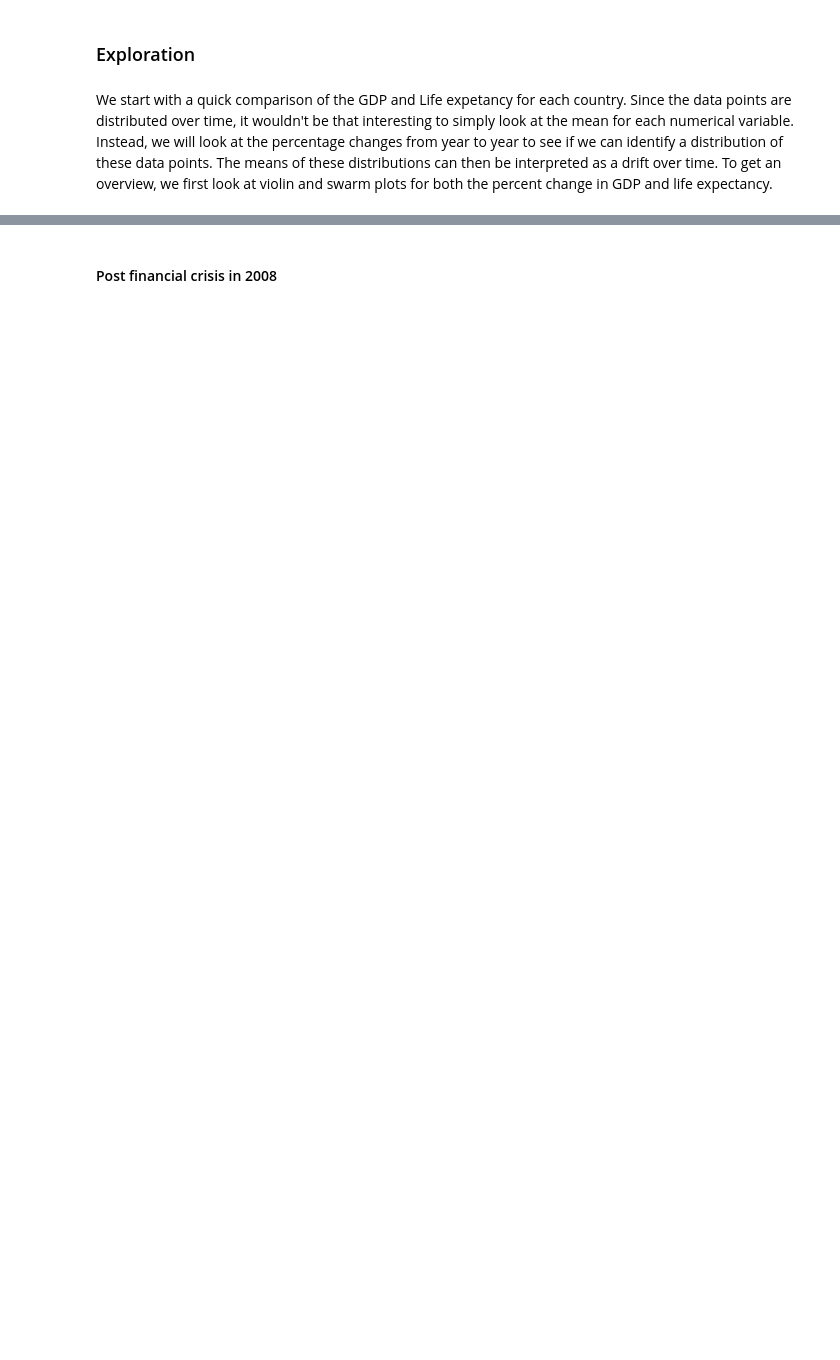
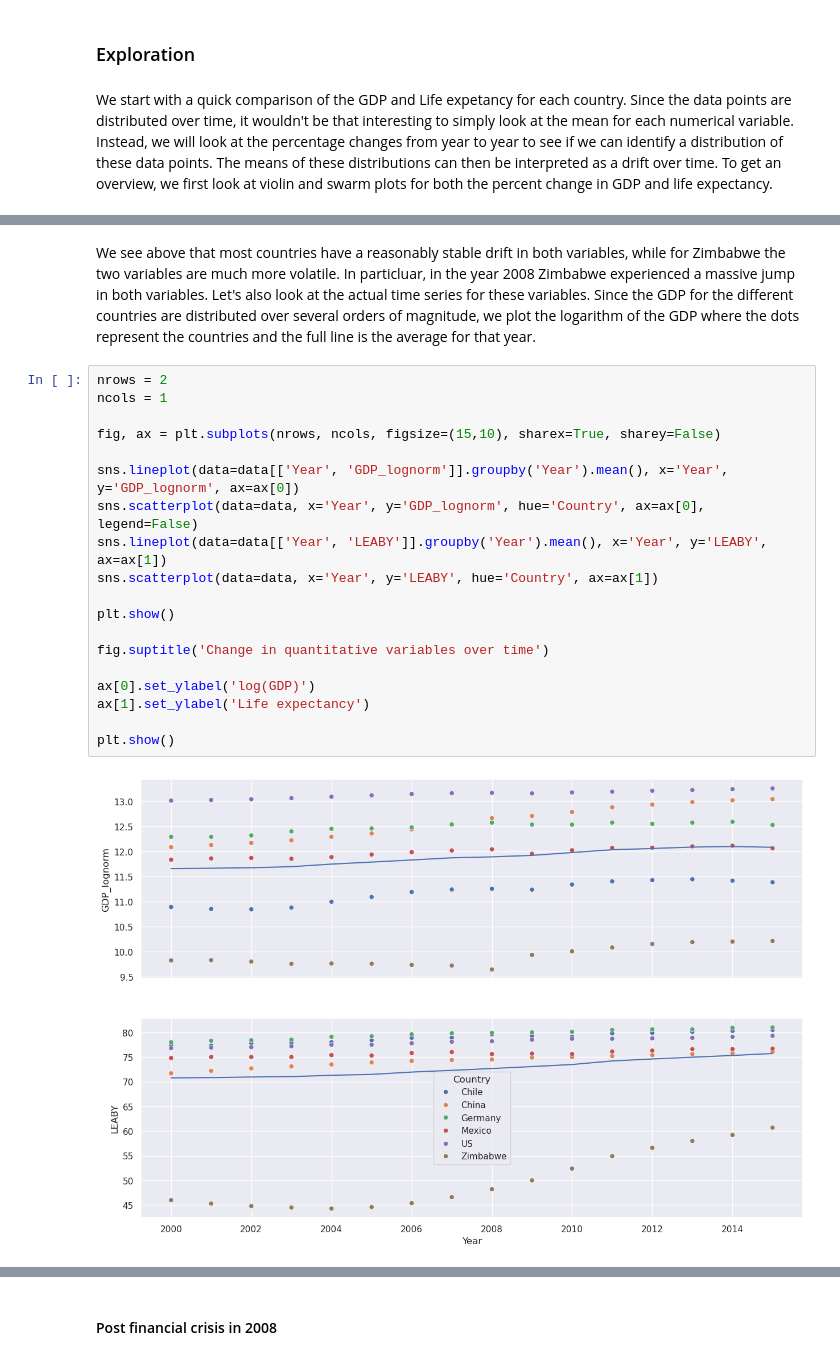
Before and after one commit to NicolaiBanke/Life-Expectancy-and-GDP, a Jupyter notebook: life_expectancy_gdp.ipynb, the cells around one changed output, grey strips where cells are left out. Saved outputs shown, nothing was run; the diff lists cells and outputs as text; blank space fills up the shorter version.

```diff
--- a/life_expectancy_gdp.ipynb
+++ b/life_expectancy_gdp.ipynb
@@ -106 +132,24 @@ plt.show()
+# %% [markdown]
+We see above that most countries have a reasonably stable drift in both variables, while for Zimbabwe the two variables are much more volatile. In particluar, in the year 2008 Zimbabwe experienced a massive jump in both variables. Let's also look at the actual time series for these variables. Since the GDP for the different countries are distributed over several orders of magnitude, we plot the logarithm of the GDP where the dots represent the countries and the full line is the average for that year.
+# %%
+nrows = 2
+ncols = 1
+
+fig, ax = plt.subplots(nrows, ncols, figsize=(15,10), sharex=True, sharey=False)
+
+sns.lineplot(data=data[['Year', 'GDP_lognorm']].groupby('Year').mean(), x='Year', y='GDP_lognorm', ax=ax[0])
+sns.scatterplot(data=data, x='Year', y='GDP_lognorm', hue='Country', ax=ax[0], legend=False)
+sns.lineplot(data=data[['Year', 'LEABY']].groupby('Year').mean(), x='Year', y='LEABY', ax=ax[1])
+sns.scatterplot(data=data, x='Year', y='LEABY', hue='Country', ax=ax[1])
+
+plt.show()
+
+fig.suptitle('Change in quantitative variables over time')
+
+ax[0].set_ylabel('log(GDP)')
+ax[1].set_ylabel('Life expectancy')
+
+plt.show()
+# %% [output]
+[figure, added]
 # %% [markdown]
```
Also changed, not shown: parts of 17 cells of this notebook.
